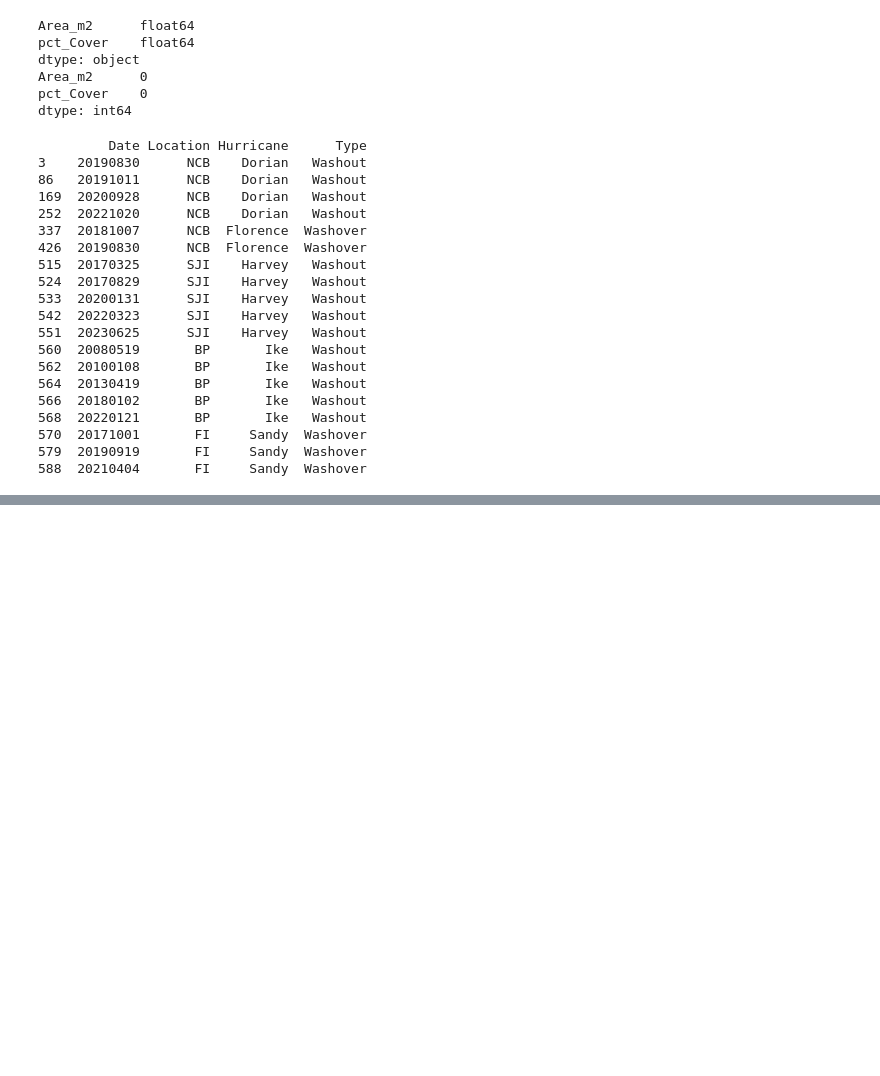
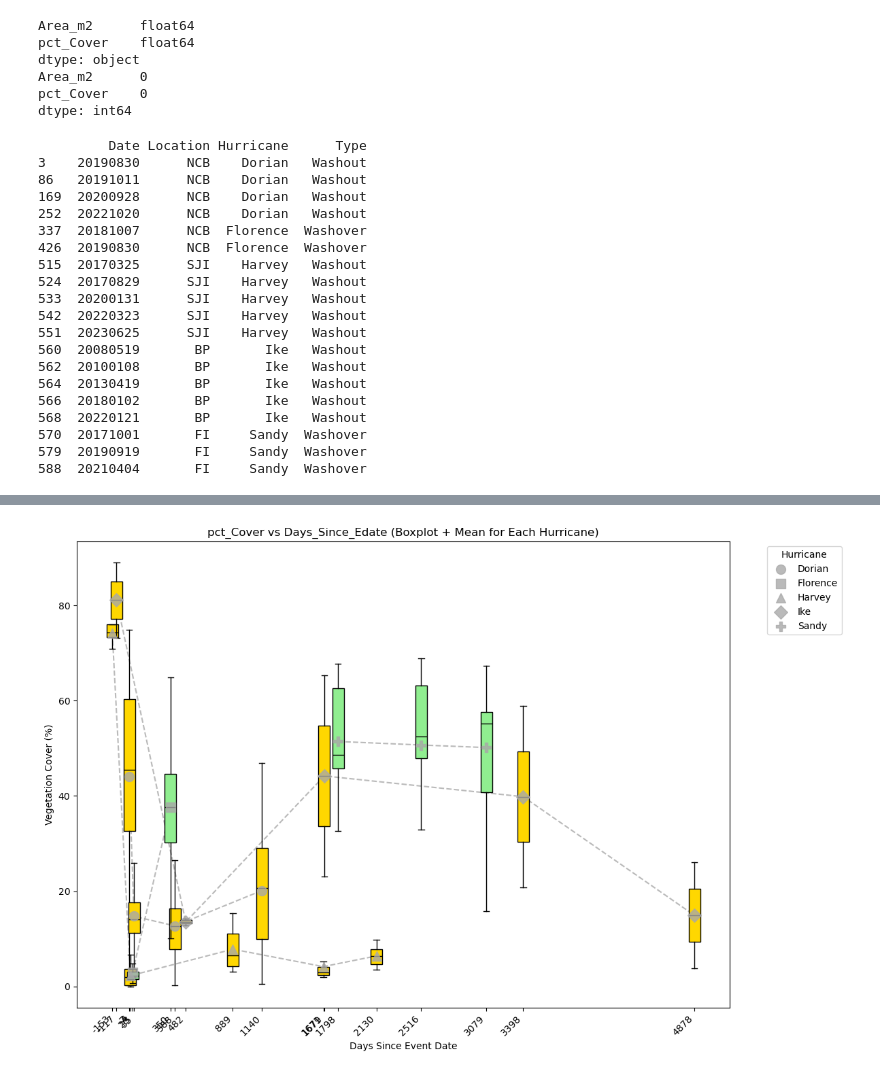
Before and after one commit to csherwood-usgs/Dorian_recovery, a Jupyter notebook: Veg_area_calcs.ipynb, the cells around one changed output, grey strips where cells are left out. Drawn from its saved outputs; the diff is of its cells as text; code cells hidden in the pictures; blank space fills up the shorter version.

Commit message:
boxplots done

```diff
--- a/Veg_area_calcs.ipynb
+++ b/Veg_area_calcs.ipynb
@@ -9,6 +9,8 @@ df = pd.read_csv(data_dir+'Over_and_Sherwood_2024_VegetationCoverRaw.csv')
 df = df.iloc[:,[1,2,3,4,5,6,7,8,9,10,11,12]]
 # Remove ROIs
 df = df[df['Type'] != 'ROI']
+# Convert Date column to datetime
+df['Datetime']=pd.to_datetime(df['Date'], format='%Y%m%d')
 df
 # %% [output]
 |  | ID | Area_m2 | Date | Location | Hurricane | Type | Dense_Vegetation | Sparse_Vegetation | ... |
@@ -102,0 +67,13 @@ for index, row in unique_combos.iterrows():
+# %%
+# Event dates
+edates = {
+    'Dorian':'20190906',
+    'Florence':'20180914',
+    'Harvey':'20170825',
+    'Ike':'20080913',
+    'Sandy':'20121029'
+}
+edates = {k: pd.to_datetime(v, format='%Y%m%d') for k, v in edates.items()}
+print(edates)
+# Calculate number of days since relevent hurricane
+df['Days_Since_Edate'] = df.apply(lambda row: (row['Datetime'] - edates[row['Hurricane']]).days, axis=1)
@@ -102,0 +141,74 @@ for index, row in unique_combos.iterrows():
+# %%
+
+# Concatenate all DataFrames in df_dict into one DataFrame
+combined_df = pd.concat([df.assign(Combo=df_name) for df_name, df in df_dict.items()])
+
+# Ensure Days_Since_Edate is numeric
+combined_df['Days_Since_Edate'] = pd.to_numeric(combined_df['Days_Since_Edate'], errors='coerce')
+
+# Create a new figure for the combined boxplot
+plt.figure(figsize=(12, 8))
+
+# Get unique Days_Since_Edate values for the boxplot
+unique_days = combined_df['Days_Since_Edate'].dropna().unique()
+
+# Set unique colors for each Type
+type_colors = {
+    'Washout': 'gold',
+    'Washover': 'lightgreen',
+}
+
+# Create a list to store the boxplot data and positions
+box_data = []
+positions = []
+
+# Create boxplots for each unique Type
+for t in combined_df['Type'].unique():
+    for day in unique_days:
+        # Get the data for the current day and type
+        subset = combined_df[(combined_df['Days_Since_Edate'] == day) & (combined_df['Type'] == t)]
+        if not subset.empty:
+            box_data.append(subset['pct_Cover'])
+            positions.append(day)  # Use the same day for the position
+    # Draw the boxplot for the current type
+    plt.boxplot(box_data, positions=positions, widths=100, patch_artist=True,
+                boxprops=dict(facecolor=type_colors.get(t, 'lightgray')),
+                medianprops=dict(color='black'),
+                showfliers=False)
+    # Clear the box_data and positions for the next Type
+    box_data = []
+    positions = []
+
+# Define markers for each unique hurricane
+hurricane_markers = {'Dorian': 'o', 'Florence': 's', 'Harvey': '^', 'Ike': 'D', 'Sandy': 'P'}
+
+# Loop through each hurricane to calculate the mean and plot it
+for hurricane, marker in hurricane_markers.items():
+    # Filter combined_df by the current hurricane
+    hurricane_df = combined_df[combined_df['Hurricane'] == hurricane]
+
+    # Calculate the mean pct_Cover for each unique value of Days_Since_Edate
+    mean_df = hurricane_df.groupby('Days_Since_Edate', as_index=False)['pct_Cover'].mean()
+
+    # Overplot the mean values with a unique marker for each hurricane
+    plt.scatter(mean_df['Days_Since_Edate'], mean_df['pct_Cover'],
+                marker=marker, c='darkgray', label=hurricane, s=100, zorder = 10, alpha=.8)
+    plt.plot(mean_df['Days_Since_Edate'], mean_df['pct_Cover'],
+                '--', c='darkgray', zorder = 0, alpha=.8)
+
+#plt.xlim(-300,1200)
+# Set plot title and labels
+plt.title('pct_Cover vs Days_Since_Edate (Boxplot + Mean for Each Hurricane)')
+plt.xlabel('Days Since Event Date')
+plt.ylabel('Vegetation Cover (%)')
+# Rotate x-axis labels for better readability
+plt.xticks(rotation=45, ha='right')
+
+# Show legend
+plt.legend(title='Hurricane', bbox_to_anchor=(1.05, 1), loc='upper left')
+
+# Show the plot
+plt.tight_layout()  # Adjust layout to prevent overlap
+plt.savefig('scatterplot.svg', dpi=200, bbox_inches='tight')
+# %% [output]
+[figure, added]
```
Also changed, not shown: parts of 7 cells of this notebook.
